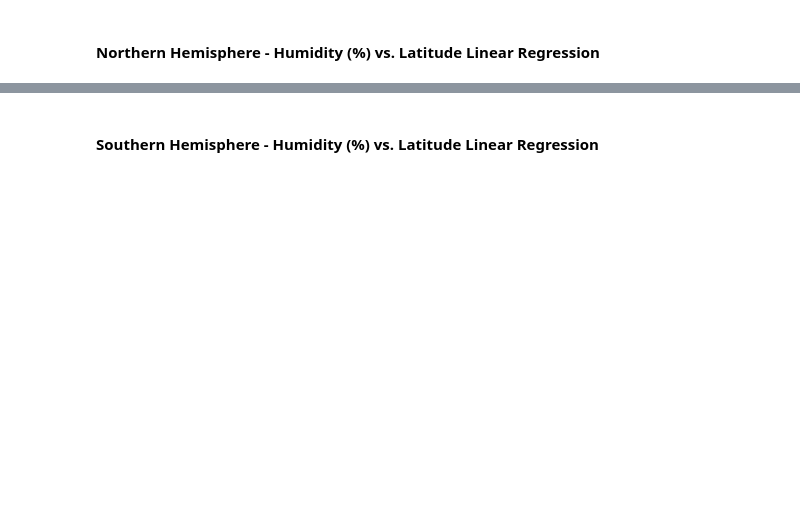
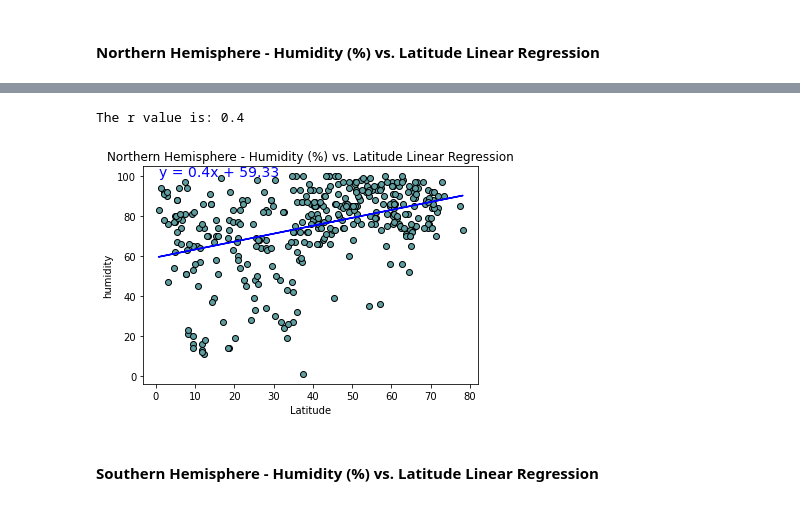
Before and after one commit to atokarev0717/python-api-challenge, a Jupyter notebook: WeatherPy/WeatherPy.ipynb, the cells around one changed output, grey strips where cells are left out. Cells and saved outputs as stored; diff of their text form; code cells hidden in the pictures; blank space fills up the shorter version.

```diff
--- a/WeatherPy/WeatherPy.ipynb
+++ b/WeatherPy/WeatherPy.ipynb
@@ -315,2 +340,9 @@ The r-value is: 0.000543987878808455
+# %%
+plot_lin_reg(northern_df['lat'], northern_df['humidity'])
+plt.title('Northern Hemisphere - Humidity (%) vs. Latitude Linear Regression')
+plt.savefig("../Images/NH_humidity_vs_lat.png")
+# %% [output]
+The r value is: 0.4
+[figure, added]
 # %% [markdown]
 ####  Southern Hemisphere - Humidity (%) vs. Latitude Linear Regression
```
Also changed, not shown: parts of 21 cells of this notebook, 8 other files.
